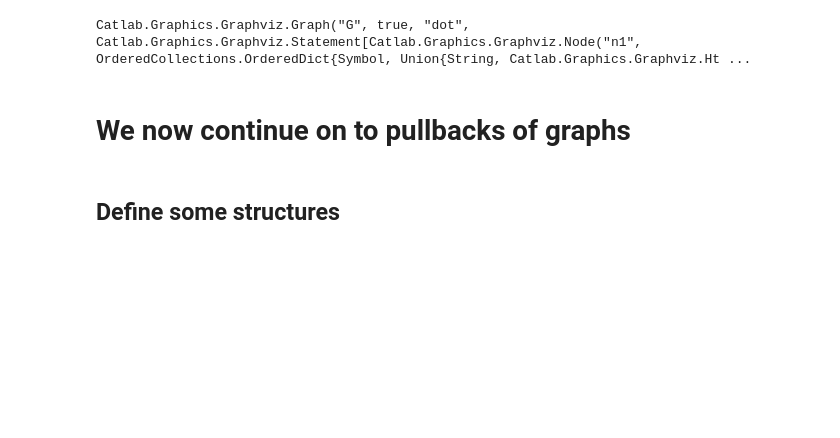
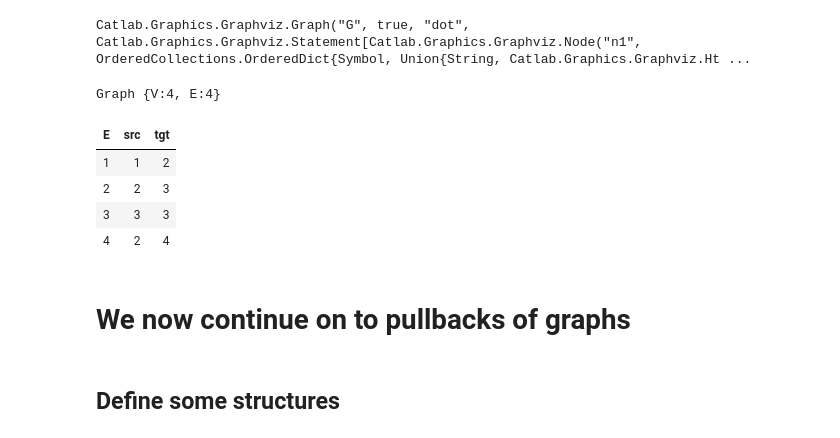
Before and after one commit to UofS-CEPHIL/CatCompCMA2025, a Jupyter notebook: src/10_PullbacksAndPushouts.ipynb, the cells around one changed output. Drawn from its saved outputs; the diff is of its cells as text; code cells hidden in the pictures; blank space fills up the shorter version.

```diff
--- a/src/10_PullbacksAndPushouts.ipynb
+++ b/src/10_PullbacksAndPushouts.ipynb
@@ -130,6 +130,15 @@ homomorphisms(g_connectedPair, g_endToEnd)
 to_graphviz(apex(pushout[𝒞](homomorphisms(g_connectedPair, g_A)[1], homomorphisms(g_connectedPair, g_endToEnd)[1])))
 # %% [output]
 Catlab.Graphics.Graphviz.Graph("G", true, "dot", Catlab.Graphics.Graphviz.Statement[Catlab.Graphics.Graphviz.Node("n1", OrderedCollections.OrderedDict{Symbol, Union{String, Catlab.Graphics.Graphviz.Ht ...
+# %%
+apex(pushout[𝒞](homomorphisms(g_connectedPair, g_A)[1], homomorphisms(g_connectedPair, g_endToEnd)[1]))
+# %% [output]
+Graph {V:4, E:4}
+| E | src | tgt |
+| 1 | 1 | 2 |
+| 2 | 2 | 3 |
+| 3 | 3 | 3 |
+| 4 | 2 | 4 |
 # %% [markdown]
 # We now continue on to pullbacks of graphs
 # %% [markdown]
```
Also changed, not shown: parts of 1 cell of this notebook.
